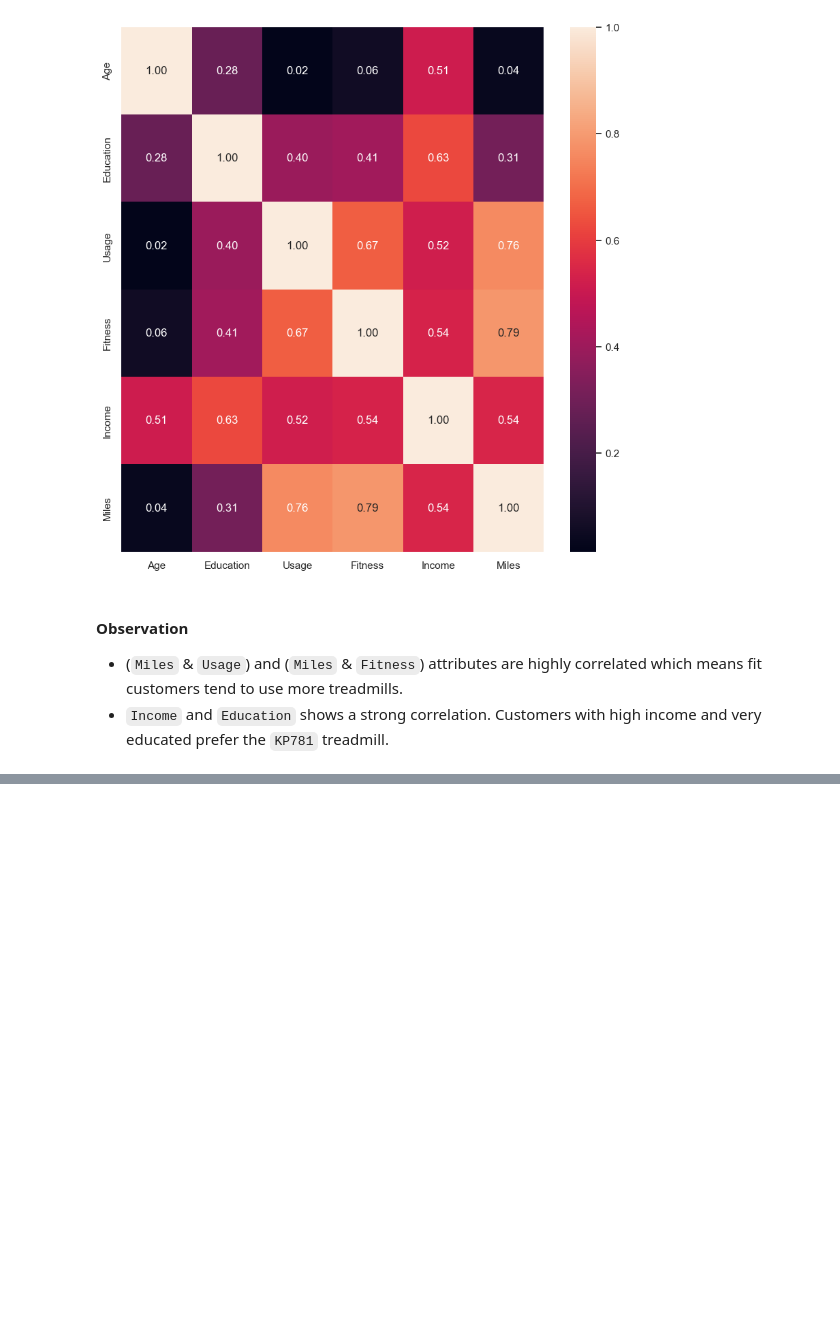
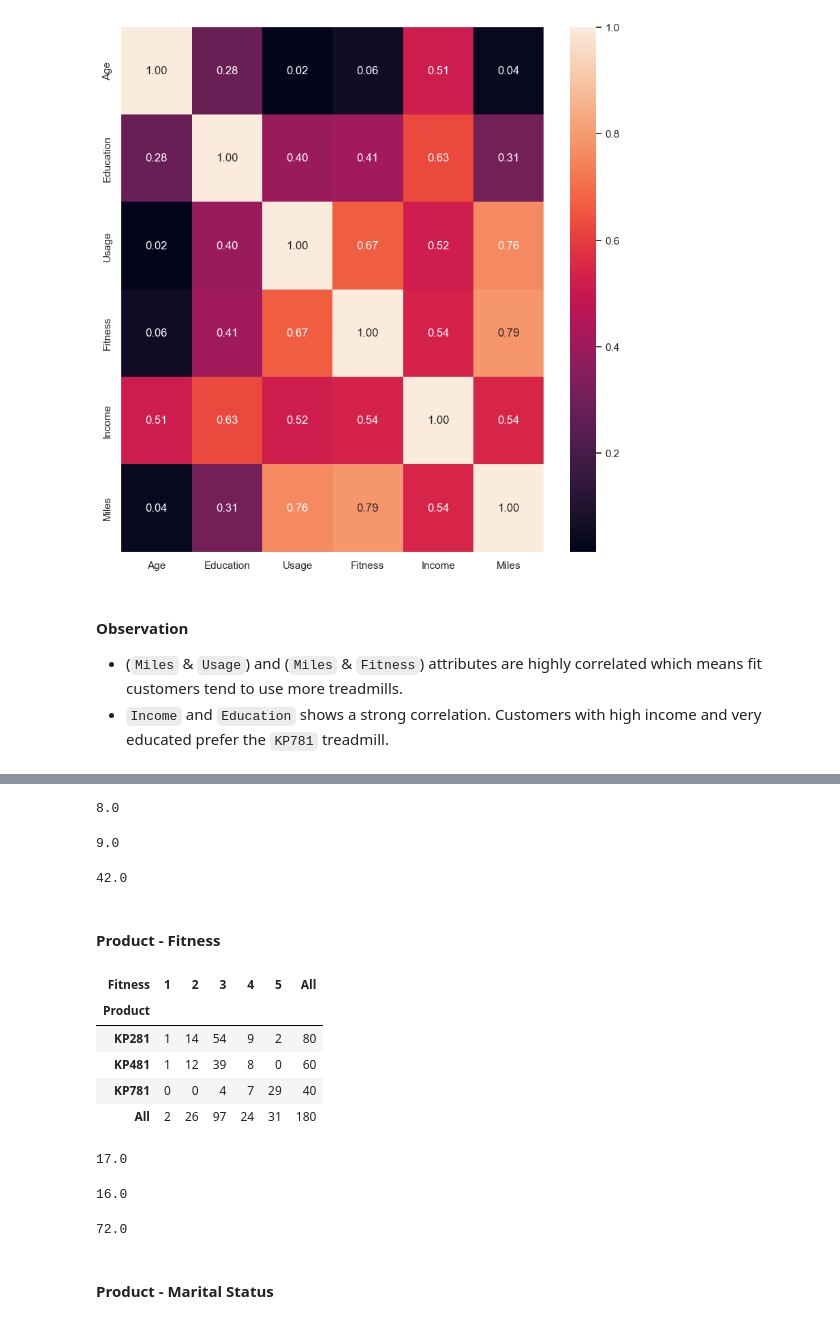
Before and after one commit to najmisyazani/Treadmill-Purchase-Analysis, a Jupyter notebook: Treadmill Purchase Analysis.ipynb, the cells around one changed output, grey strips where cells are left out. Saved outputs shown, nothing was run; the diff lists cells and outputs as text; code cells hidden in the pictures; blank space fills up the shorter version.

```diff
--- a/Treadmill Purchase Analysis.ipynb
+++ b/Treadmill Purchase Analysis.ipynb
@@ -384,0 +601,56 @@ plt.show()
+# %%
+# Percentage of a low-income customer purchasing a treadmill
+prob = round((product_income['Low Income']['All'] / product_income['All']['All']),2)
+pct = round(prob*100,2)
+pct
+# %% [output]
+8.0
+# %%
+# Percentage of a high-income customer purchasing KP781 treadmill
+prob = round((product_income['High Income']['KP781'] / product_income['All']['All']),2)
+pct = round(prob*100,2)
+pct
+# %% [output]
+9.0
+# %%
+# Percentage of a high-income customer buying treadmill given that Product is KP781
+prob = round((product_income['High Income']['All'] / product_income['All']['KP781']),2)
+pct = round(prob*100,2)
+pct
+# %% [output]
+42.0
+# %% [markdown]
+#### Product - Fitness
+# %%
+product_fitness = pd.crosstab(index=df3['Product'], columns=df3['Fitness'], margins=True)
+product_fitness
+# %% [output]
+| Fitness | 1 | 2 | 3 | 4 | 5 | All |
+| Product |  |  |  |  |  |  |
+| KP281 | 1 | 14 | 54 | 9 | 2 | 80 |
+| KP481 | 1 | 12 | 39 | 8 | 0 | 60 |
+| KP781 | 0 | 0 | 4 | 7 | 29 | 40 |
+| All | 2 | 26 | 97 | 24 | 31 | 180 |
+# %%
+# Percentage of a customer having fitness level 5
+prob = round((product_fitness[5]['All'] / product_fitness['All']['All']),2)
+pct = round(prob*100,2)
+pct
+# %% [output]
+17.0
+# %%
+# Percentage of a customer with fitness level 5 purchasing KP781 treadmill
+prob = round((product_fitness[5]['KP781'] / product_fitness['All']['All']),2)
+pct = round(prob*100,2)
+pct
+# %% [output]
+16.0
+# %%
+# Percentage of a customer with fitness level 5 buying KP781 treadmill given that Product is KP781
+prob = round((product_fitness[5]['KP781'] / product_fitness['All']['KP781']),2)
+pct = round(prob*100,2)
+pct
+# %% [output]
+72.0
+# %% [markdown]
+#### Product - Marital Status
```
Also changed, not shown: parts of 34 cells of this notebook, 1 other file.
